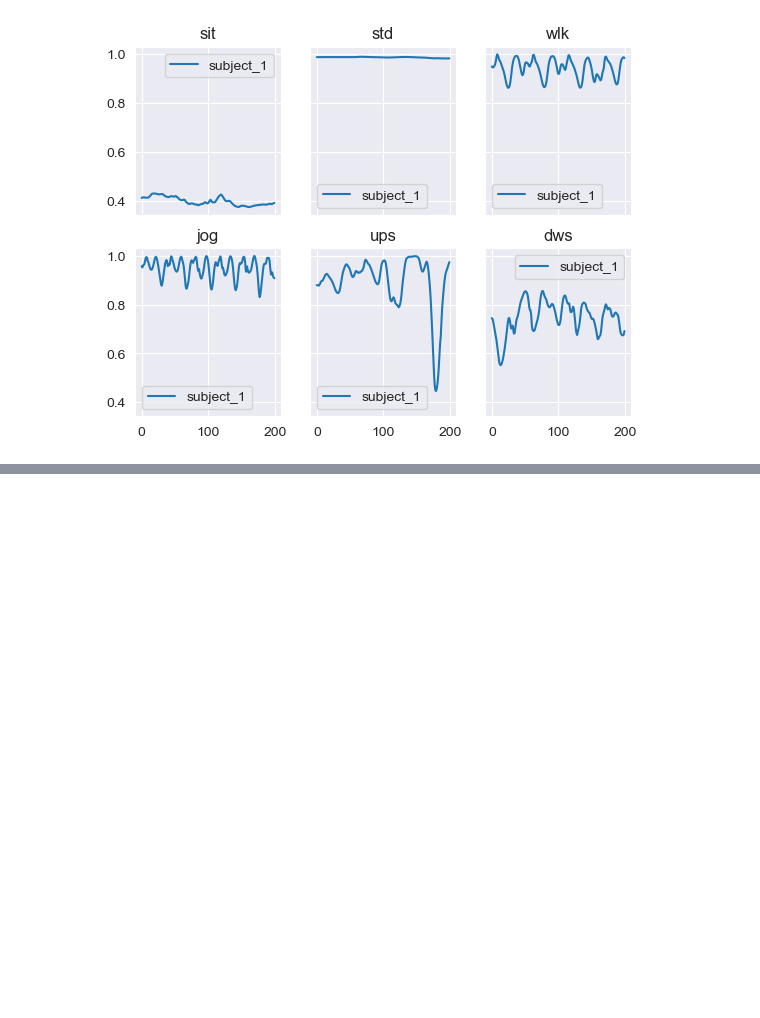
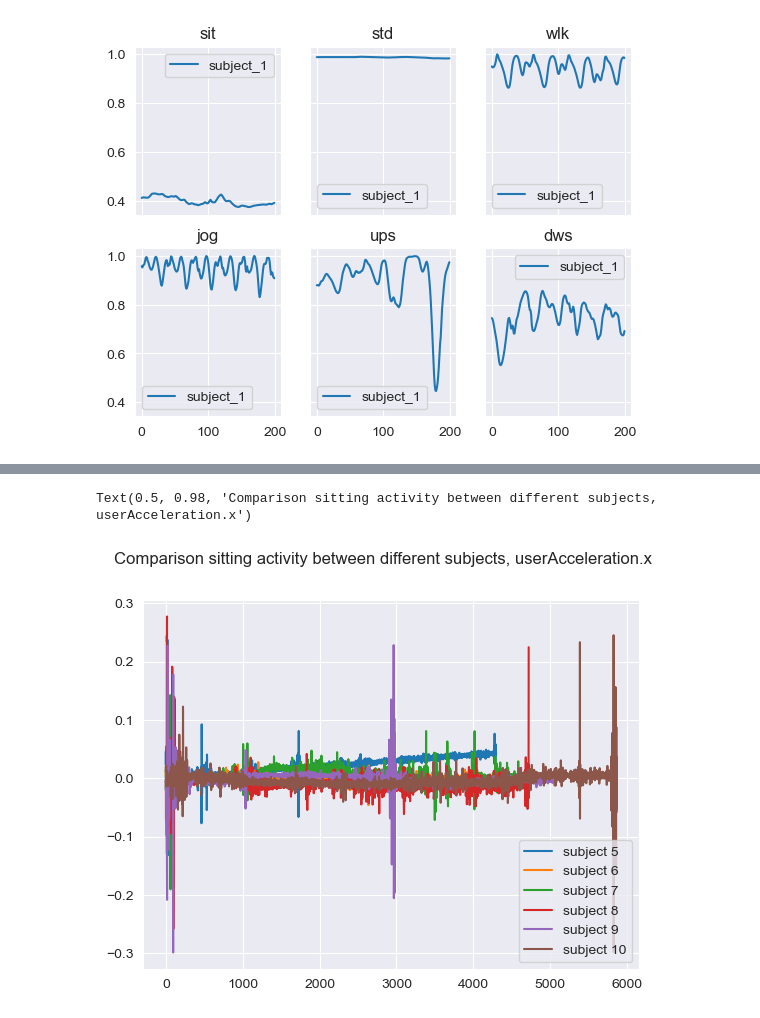
Before and after one commit to Sgazzirro/DataMiningFinale, a Jupyter notebook: LavorettiFinali/preliminary_data_exploration.ipynb, the cells around one changed output, grey strips where cells are left out. Cells and saved outputs as stored; diff of their text form; code cells hidden in the pictures; blank space fills up the shorter version.

```diff
--- a/LavorettiFinali/preliminary_data_exploration.ipynb
+++ b/LavorettiFinali/preliminary_data_exploration.ipynb
@@ -33,0 +77,9 @@ have_a_look_at(raw_dataset, ["dws"], ["gravity.y"], ax[1][2], actors=[1])
+# %%
+labels = ["subject 5", "subject 6", "subject 7", "subject 8", "subject 9", "subject 10"]
+for i in [5, 6, 7, 8, 9, 10]:
+    plt.plot(sitting_subjects.loc[sitting_subjects["subject"] == i]["userAcceleration.x"].reset_index()["userAcceleration.x"])
+plt.legend(labels)
+plt.suptitle("Comparison sitting activity between different subjects, userAcceleration.x")
+# %% [output]
+Text(0.5, 0.98, 'Comparison sitting activity between different subjects, userAcceleration.x')
+[figure, added]
```
Also changed, not shown: parts of 9 cells of this notebook.
